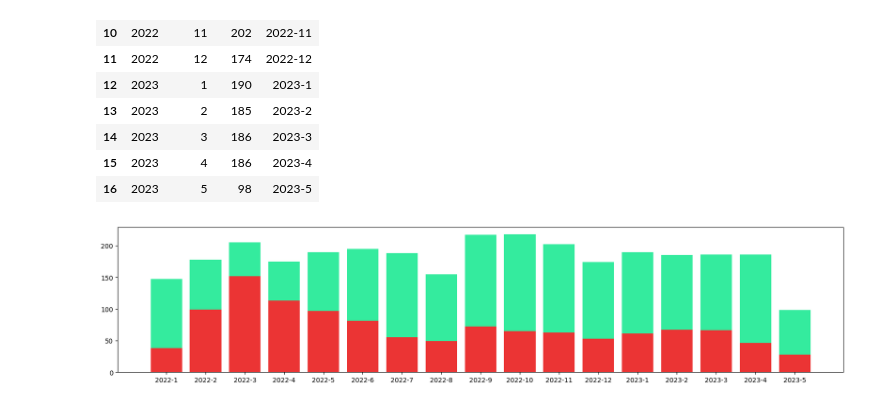
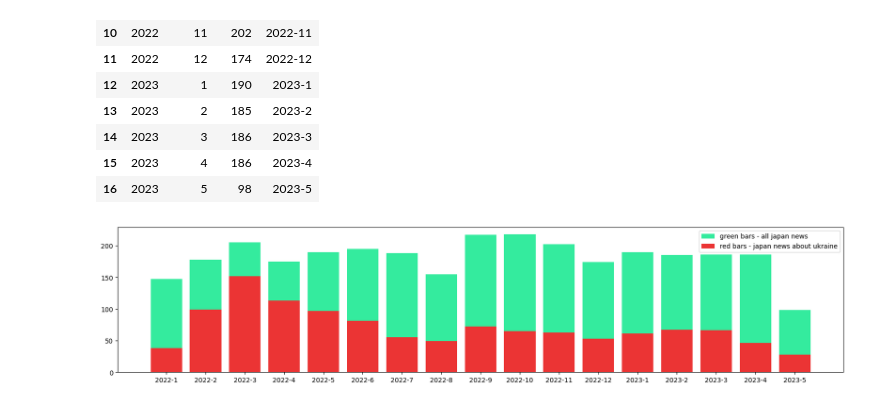
Before and after one commit to kretsulaksusha/News-analysis, a Jupyter notebook: jp_news/analyze_jp.ipynb, the cells around one changed output. Saved outputs shown, nothing was run; the diff lists cells and outputs as text; code cells hidden in the pictures.

Commit message:
add legend

```diff
--- a/jp_news/analyze_jp.ipynb
+++ b/jp_news/analyze_jp.ipynb
@@ -121,7 +121,8 @@ months_df
 # %%
 plt.figure(figsize=(20, 4))
 plt.bar(months_df['date_plt'], months_df['count'], color='#34eb9e')
 plt.bar(months_ukr_df['date_plt'], months_ukr_df['count'], color='#eb3434')
+plt.legend(['green bars - all japan news', 'red bars - japan news about ukraine'])
 plt.show()
 # %% [output]
-[figure, old version]
+[figure, new version]
```
